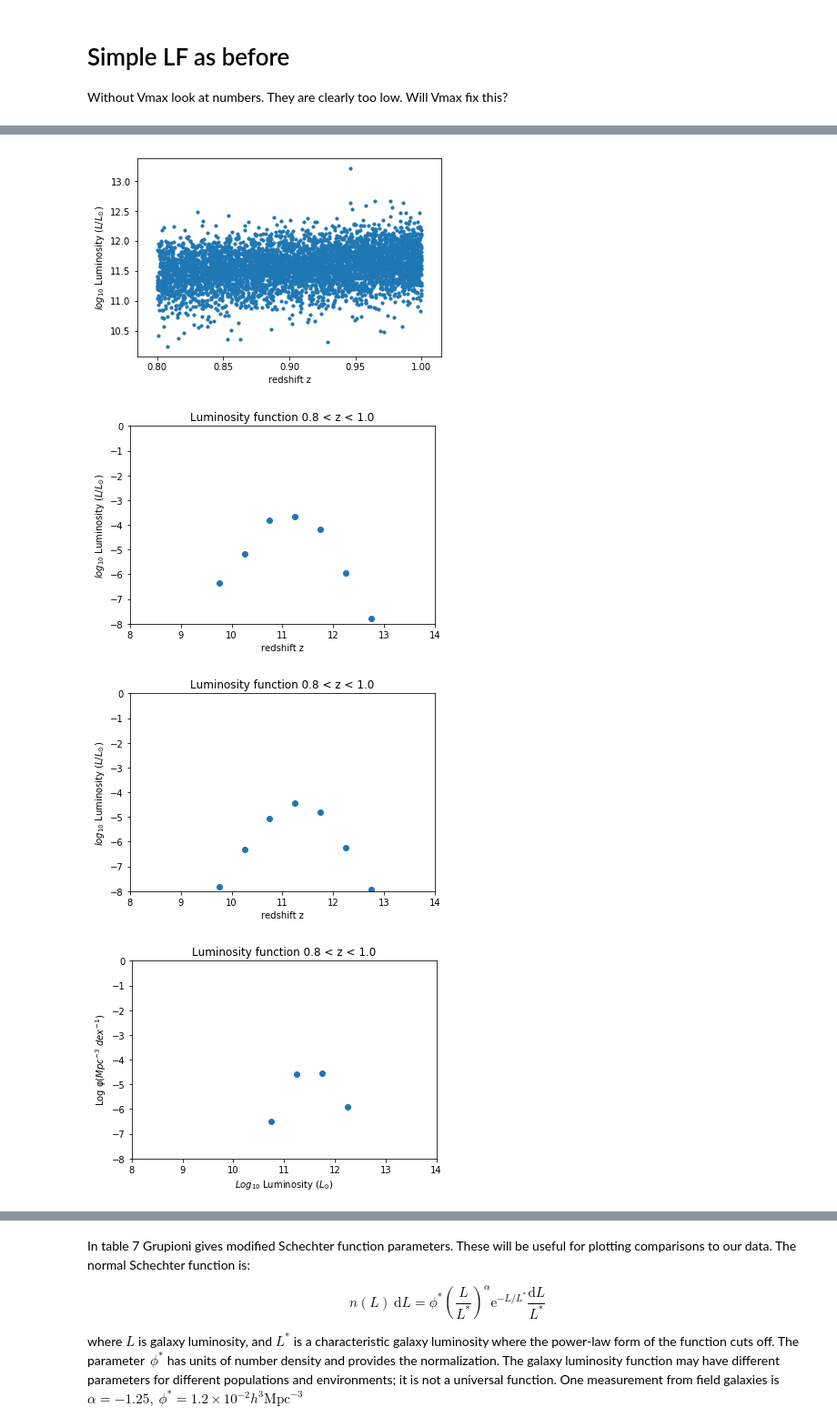
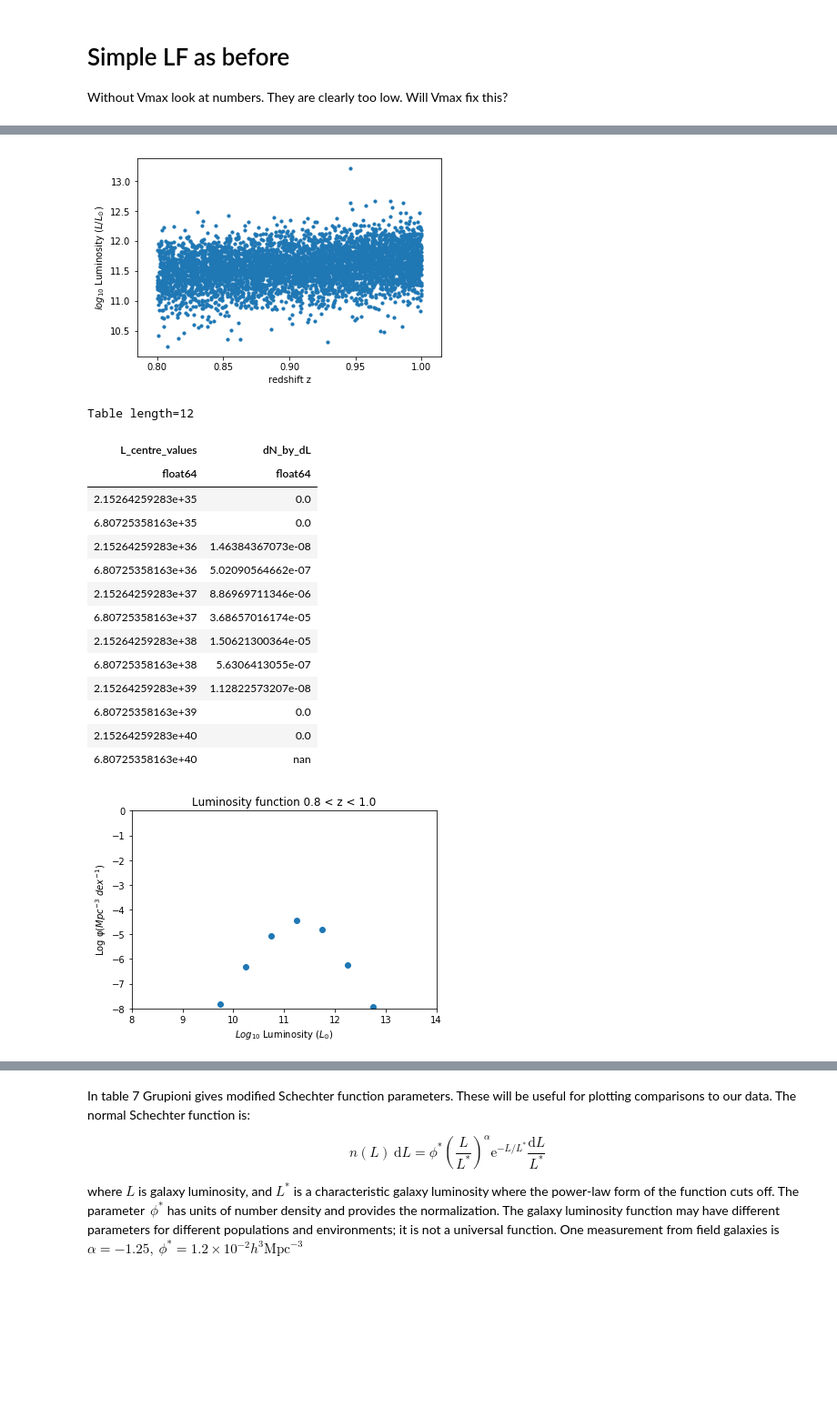
Before and after one commit to raphaelshirley/LuminosityFunction, a Jupyter notebook: 3_servs_lf.ipynb, the cells around one changed output, grey strips where cells are left out. Shown at 91% size. Cells and saved outputs as stored; diff of their text form; code cells hidden in the pictures; blank space fills up the shorter version.

```diff
--- a/3_servs_lf.ipynb
+++ b/3_servs_lf.ipynb
@@ -188,5 +183,0 @@ Without Vmax look at numbers. They are clearly too low. Will Vmax fix this?
-# %%
-a= np.array([1,1.5,2,3,1.2,0.5])
-b=[True, False, True, True, False, True]
-print(a[b])
-( u.megaparsec)**3 / np.sum(volume(1, np.minimum(a[b], 2) , cosmo) )
@@ -346,41 +334,54 @@ def plot_LF(z1,z2,Lmin,Lmax,table,
             #print(dN_by_dL)
             dN_by_dL = dN_by_dL /( volume(z1,z2,cosmo, moc) / (( u.megaparsec)**3 ))
             #print(dN_by_dL)
             binwidth = galaxy_bins['L_centre_values'][gal_bin+1] - galaxy_bins['L_centre_values'][gal_bin]
             dN_by_dL= dN_by_dL / (np.log10(binwidth/Lsun))
 
             galaxy_bins['dN_by_dL'][gal_bin] = dN_by_dL
             n +=1
 
     if show_LF:
         plt.scatter( np.log10(np.array(galaxy_bins['L_centre_values'])/Lsun), np.log10(np.array(galaxy_bins['dN_by_dL'])))
         #plt.xscale('log')
         plt.title('Luminosity function {} < z < {}'.format(z1, z2))
         plt.xlabel('$Log_{10}$ Luminosity ($L_{\odot}$)')
         plt.ylabel('Log φ($Mpc^{-3}$ $dex^{-1}$)')
         plt.ylim([-8.,0.])
         plt.xlim([8.,14.])
         #plt.plot(np.array([1,2,3,4]), np.array([5,6,5,6]))
 
         #plt.savefig('Luminosity Functions')
     return galaxy_bins
 
 
-plot_LF(0.8,1.,10**8.75 * Lsun, 10**14.25 * Lsun,catalogue, bin_width=0.5,
-        show_sample=True, show_LF=True, vmax=True)
+#plot_LF(0.8,1.,10**8.75 * Lsun, 10**14.25 * Lsun,catalogue, bin_width=0.5,
+#        show_sample=True, show_LF=True, vmax=True)
 plot_LF(0.8,1.,10**8.75 * Lsun, 10**14.25 * Lsun,catalogue, bin_width=0.5,
         show_sample=True, show_LF=True, vmax=False)
 #plt.show()
 
 
-test = plot_LF(0.8,1.,10**8.75 * Lsun, 10**14.25 * Lsun,
-               grup_cat, bin_width=0.5, show_sample=True, show_LF=True, eff_area=True,
-              l_col='Lir')
+#test = plot_LF(0.8,1.,10**8.75 * Lsun, 10**14.25 * Lsun,
+#               grup_cat, bin_width=0.5, show_sample=True, show_LF=True, eff_area=True,
+#              l_col='Lir')
 # %% [output]
 [figure]
+Table length=12
+| L_centre_values | dN_by_dL |
+| float64 | float64 |
+| 2.15264259283e+35 | 0.0 |
+| 6.80725358163e+35 | 0.0 |
+| 2.15264259283e+36 | 1.46384367073e-08 |
+| 6.80725358163e+36 | 5.02090564662e-07 |
+| 2.15264259283e+37 | 8.86969711346e-06 |
+| 6.80725358163e+37 | 3.68657016174e-05 |
+| 2.15264259283e+38 | 1.50621300364e-05 |
+| 6.80725358163e+38 | 5.6306413055e-07 |
+| 2.15264259283e+39 | 1.12822573207e-08 |
+| 6.80725358163e+39 | 0.0 |
+| 2.15264259283e+40 | 0.0 |
+| 6.80725358163e+40 | nan |
-[figure, old version]
+[figure, new version]
-[figure, removed]
-[figure, removed]
 # %%
 plot_LF(0.8,1.,10.**38,10.**39,catalogue, bin_width=0.25,
         show_sample=True, show_LF=True, l_col='cigale_dustlumin_pred')
```
Also changed, not shown: parts of 11 cells of this notebook.
